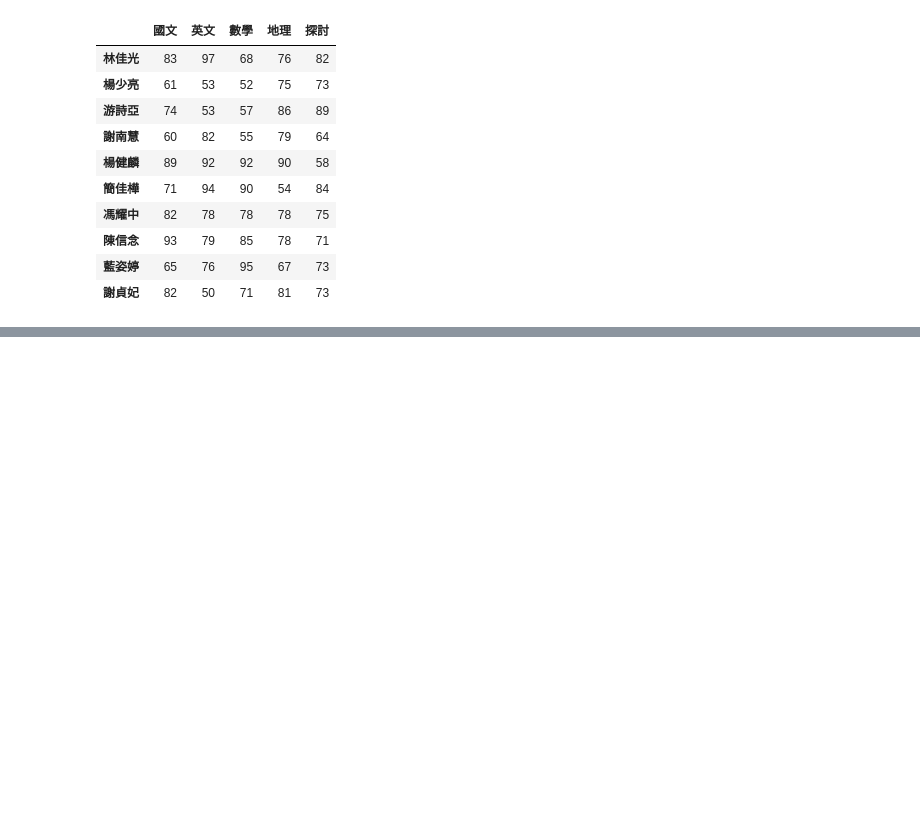
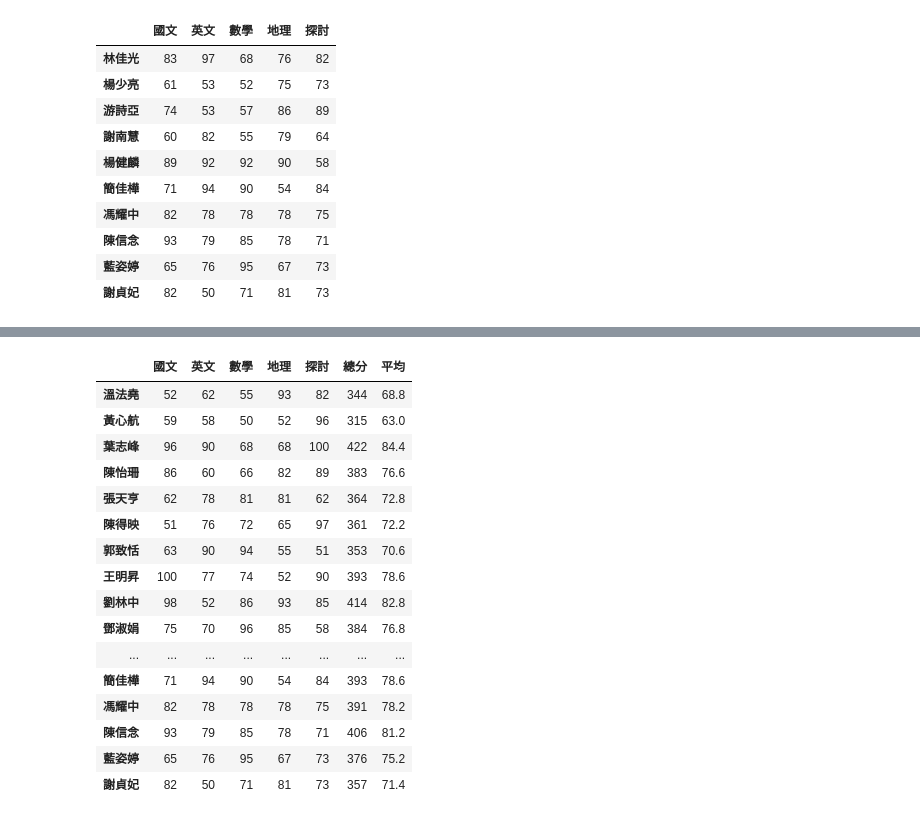
Before and after one commit to liminchang/python_analysis, a Jupyter notebook: lesson5_4.ipynb, the cells around one changed output, grey strips where cells are left out. Drawn from its saved outputs; the diff is of its cells as text; code cells hidden in the pictures; blank space fills up the shorter version.

```diff
--- a/lesson5_4.ipynb
+++ b/lesson5_4.ipynb
@@ -161,0 +182,26 @@ df[-10:]
+# %%
+stu_sum = df.sum(axis=1)
+stu_mean= stu_sum/5.0
+# %%
+df['總分'] = stu_sum
+df['平均'] = stu_mean
+# %%
+df
+# %% [output]
+|  | 國文 | 英文 | 數學 | 地理 | 探討 | 總分 | 平均 |
+| 溫法堯 | 52 | 62 | 55 | 93 | 82 | 344 | 68.8 |
+| 黃心航 | 59 | 58 | 50 | 52 | 96 | 315 | 63.0 |
+| 葉志峰 | 96 | 90 | 68 | 68 | 100 | 422 | 84.4 |
+| 陳怡珊 | 86 | 60 | 66 | 82 | 89 | 383 | 76.6 |
+| 張天亨 | 62 | 78 | 81 | 81 | 62 | 364 | 72.8 |
+| 陳得映 | 51 | 76 | 72 | 65 | 97 | 361 | 72.2 |
+| 郭致恬 | 63 | 90 | 94 | 55 | 51 | 353 | 70.6 |
+| 王明昇 | 100 | 77 | 74 | 52 | 90 | 393 | 78.6 |
+| 劉林中 | 98 | 52 | 86 | 93 | 85 | 414 | 82.8 |
+| 鄧淑娟 | 75 | 70 | 96 | 85 | 58 | 384 | 76.8 |
+| ... | ... | ... | ... | ... | ... | ... | ... |
+| 簡佳樺 | 71 | 94 | 90 | 54 | 84 | 393 | 78.6 |
+| 馮耀中 | 82 | 78 | 78 | 78 | 75 | 391 | 78.2 |
+| 陳信念 | 93 | 79 | 85 | 78 | 71 | 406 | 81.2 |
+| 藍姿婷 | 65 | 76 | 95 | 67 | 73 | 376 | 75.2 |
+| 謝貞妃 | 82 | 50 | 71 | 81 | 73 | 357 | 71.4 |
```
Also changed, not shown: parts of 1 cell of this notebook.
